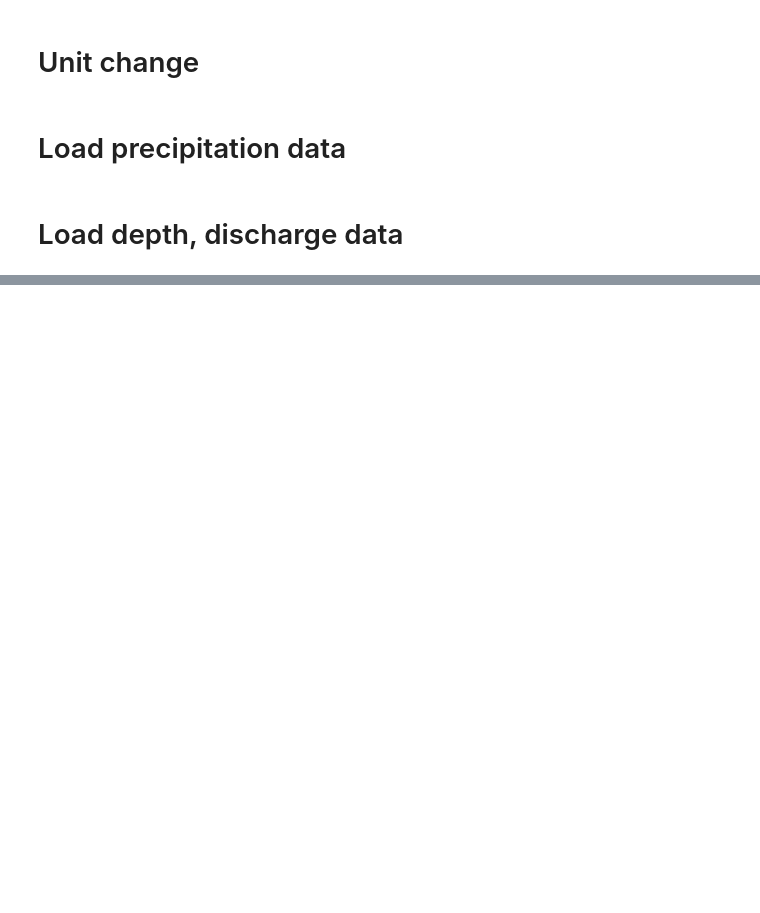
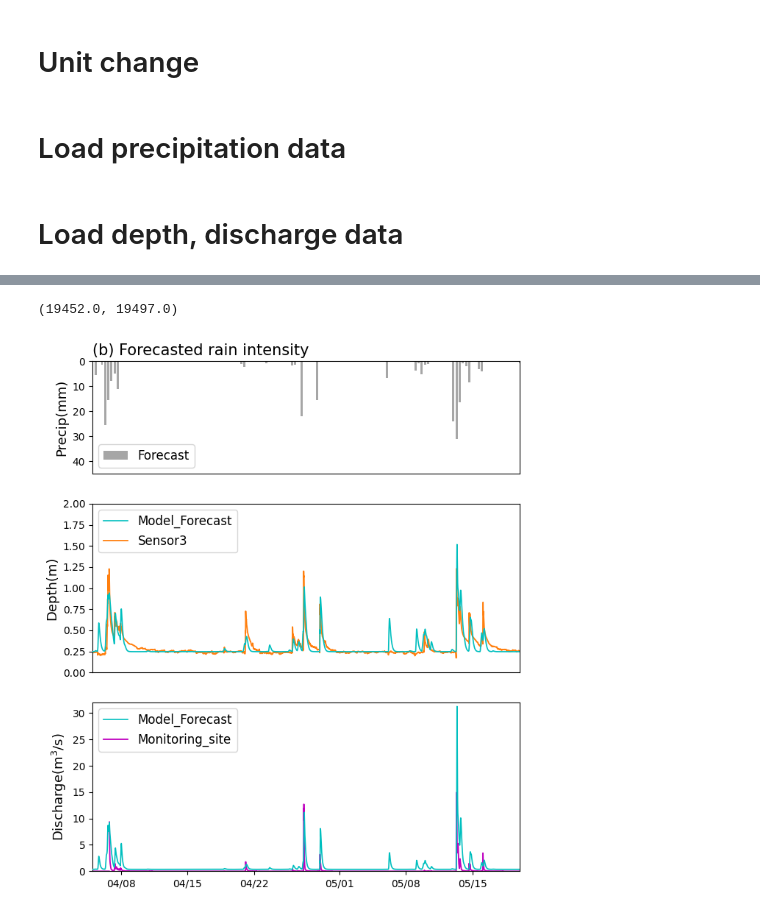
Before and after one commit to future-water/waller-creek-model, a Jupyter notebook: notebook/02 Visualization of Water Depth and Discharge in Base Stormwater Model.ipynb, the cells around one changed output, grey strips where cells are left out. Drawn from its saved outputs; the diff is of its cells as text; code cells hidden in the pictures; blank space fills up the shorter version.

Commit message:
upload codes and data

```diff
--- a/notebook/02 Visualization of Water Depth and Discharge in Base Stormwater Model.ipynb
+++ b/notebook/02 Visualization of Water Depth and Discharge in Base Stormwater Model.ipynb
@@ -15,7 +15,7 @@ ft_to_meter=0.305
 # Load precipitation data
 # %%
 # Add LCRA data (Flow, depth, and precipitation data for the 'Waller Creek at 23rd Street' gage from the LCRA site.)
-LCRA= pd.read_excel('../data/LCRA_Export/LCRA_Export_2023.xlsx')[8:]
+LCRA= pd.read_excel('../data/rainfall_data/LCRA_Export/LCRA_Export_2023.xlsx')[8:]
 LCRA = LCRA.set_index('Site Name')
 LCRA.index.name = 'Time'
 # Handle timezone
@@ -55,21 +55,21 @@ def forecast_precip_data(forecast, sample_interval_h):
 # Load depth, discharge data
 # %%
 # Read and process data for 'model_gauge_depth'
-model_gauge_depth = pd.read_csv('../data/model_results/h_j_gauge_h3.csv', index_col=[0])
+model_gauge_depth = pd.read_csv('../result/base_model_result/h_j_h3_gauge.csv', index_col=[0])
 model_gauge_depth.index = pd.to_datetime(model_gauge_depth.index)
 
 # Read and process data for 'model_forecast_depth'
-model_forecast_depth = pd.read_csv('../data/model_results/h_j_forecast_h3.csv', index_col=[0])
+model_forecast_depth = pd.read_csv('../result/base_model_result/h_j_h3_forecast.csv', index_col=[0])
 model_forecast_depth.index = pd.to_datetime(model_forecast_depth.index)
 
 # Read and process data for 'model_forecast_flow'
-model_forecast_flow = pd.read_csv('../data/model_results/Q_uk_forecast_h3.csv', index_col=[0])
+model_forecast_flow = pd.read_csv('../result/base_model_result/Q_uk_h3_forecast.csv', index_col=[0])
 model_forecast_flow.index = pd.to_datetime(model_forecast_flow.index)
 
 # Read and process data for 'model_gauge_flow'
-model_gauge_flow = pd.read_csv('../data/model_results/Q_uk_gauge_h3.csv', index_col=[0])
+model_gauge_flow = pd.read_csv('../result/base_model_result/Q_uk_h3_gauge.csv', index_col=[0])
 model_gauge_flow.index = pd.to_datetime(model_gauge_flow.index)
 
 # Read and process data for 'sensor_3'
-sensor_3 = pd.read_csv('../data/sensor_measurements/Sensor3_classification.csv', index_col=[0], converters={'0': pd.to_datetime})['Bridge3']
+sensor_3 = pd.read_csv('../data/sensor_measurements/Sensor3_classification.csv', index_col=[0], converters={'0': pd.to_datetime})['Sensor3']
 sensor_3.index = pd.to_datetime(sensor_3.index)
@@ -120,37 +120,43 @@ plt.show()
 # %%
-# Define start and end dates
-start_date = datetime(2023, 4, 5, 0, 0, 0)
-end_date = datetime(2023, 5, 20, 0, 0, 0)
+
+import matplotlib.dates as mdates
+from datetime import datetime, timezone# Define start and end dates
+start_date = datetime(2023, 4, 5, 0, 0, 0, tzinfo=timezone.utc)
+end_date = datetime(2023, 5, 20, 0, 0, 0, tzinfo=timezone.utc)
+
 
 # Create subplots
 fig, ax = plt.subplots(3,figsize=(7.5, 9),gridspec_kw={'height_ratios': [2,3, 3]})
 sample_interval_h=8
 forecast_precip__mm=forecast_precip_data(forecast,sample_interval_h)
 ax[0].bar(forecast_precip__mm.index,forecast_precip__mm,width=0.22,color='gray', alpha=0.7,label='Forecast')
 ax[0].legend(fontsize=12, loc='lower left')
 ax[0].set_ylabel('Precip(mm)',fontsize=13)
 ax[0].set_ylim(0, 45)
 ax[0].invert_yaxis()
 ax[0].get_xaxis().set_visible(False)
 ax[0].set_title('(b) Forecasted rain intensity', fontsize=15, loc='left')
 # Plot depth data
 ax[1].set_ylim(0, 2)
 ax[1].get_xaxis().set_visible(False)
 ax[1].plot(model_forecast_depth, label='Model_Forecast',color='c',zorder=3,  linewidth=1.2)
 ax[1].plot(sensor_3, label='Sensor3', color='tab:orange',linewidth=1.3)
 ax[1].set_ylabel('Depth(m)',fontsize=13)
 ax[1].legend(fontsize=12, loc='upper left')
 
 # Plot discharge data
 link3=model_forecast_flow['R_WLR17']
 ax[2].xaxis.set_major_formatter(mdates.DateFormatter('%m/%d'))
 ax[2].set_ylim(0, 32)
 ax[2].plot(link3[start_date:end_date], label='Model_Forecast',color='c',zorder=3,  linewidth=1.2)
 ax[2].plot(lcra_flow,label='Monitoring_site', color='m',linewidth=1.3)
 ax[2].set_ylabel('Discharge(m$^{3}$/s)',fontsize=13)
 ax[2].legend(fontsize=12, loc='upper left')
 
 # Set the x-axis limits for all subplots
 ax[0].set_xlim(start_date, end_date)
 ax[1].set_xlim(start_date, end_date)
 ax[2].set_xlim(start_date, end_date)
+# %% [output]
+(19452.0, 19497.0)
+[figure, added]
```
Also changed, not shown: parts of 2 cells of this notebook, 10 other files.
